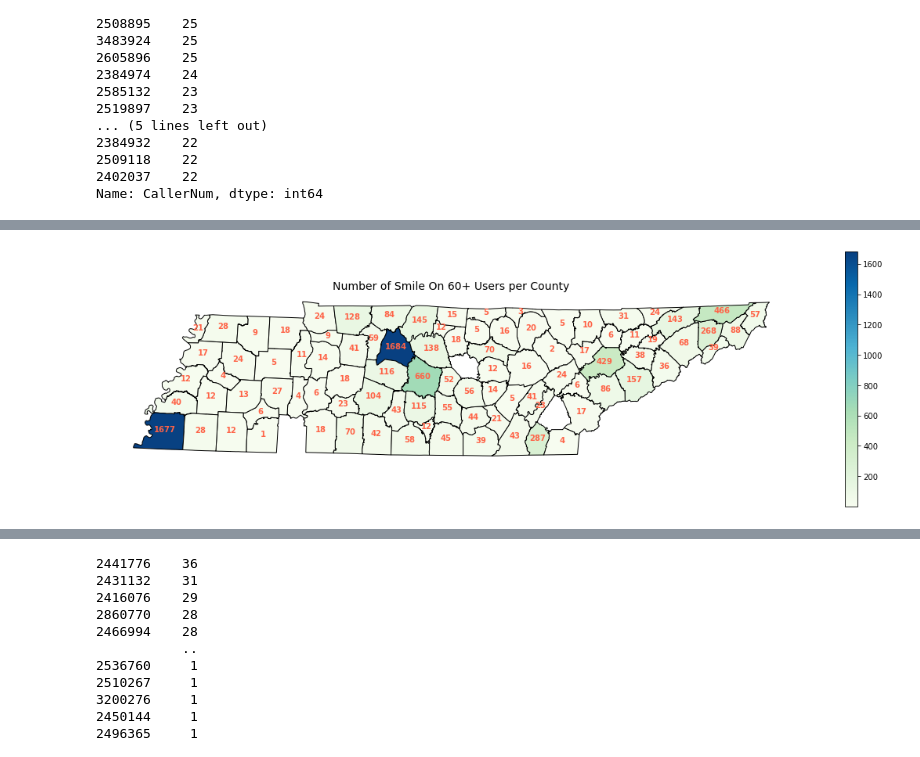
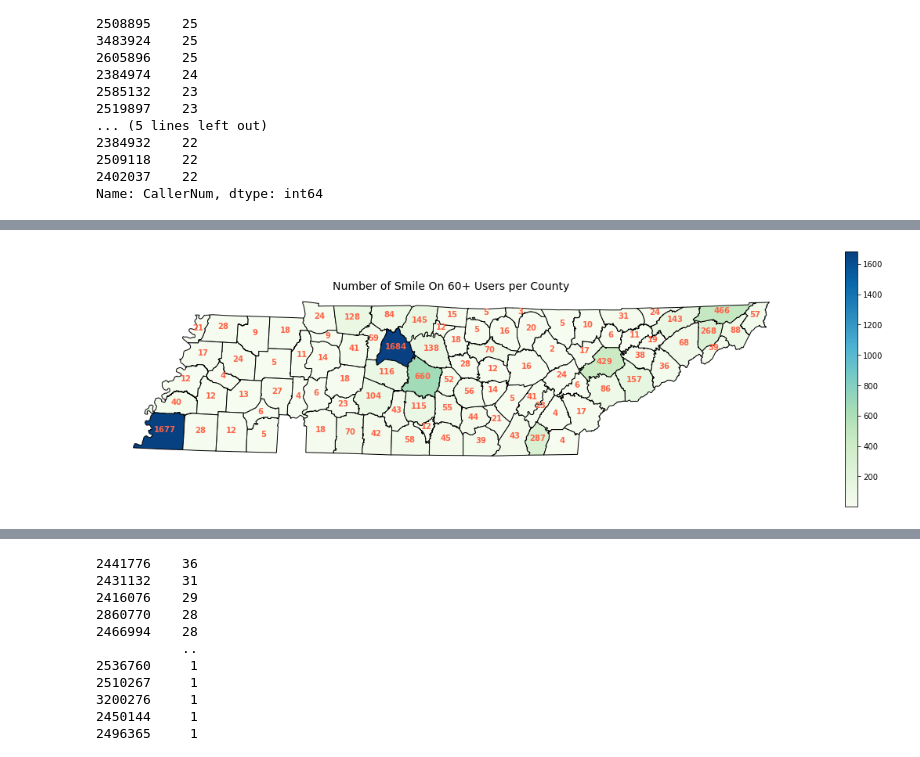
Before and after one commit to bsfcs/smile-on-spiderman, a Jupyter notebook: notebooks/smile_on.ipynb, the cells around one changed output, grey strips where cells are left out. Drawn from its saved outputs; the diff is of its cells as text; code cells hidden in the pictures.

```diff
--- a/notebooks/smile_on.ipynb
+++ b/notebooks/smile_on.ipynb
@@ -132,7 +108,7 @@ Name: SMILE ON 60+ Case Management Information - Dental Clinic, dtype: int64
 # create a new dataframe with fewer columns:
 
 smileon = smileon_full[['CallReportNum', 'ReportVersion', 'CallDateAndTimeStart', 'CallDateAndTimeEnd', 'CallerNum',
-                        'CityName', 'CountyName', 'PostalCode', 'EnteredOn',
+                        'CountyName', 'PostalCode',
                         'SMILE ON 60+ Screening - Last Screening Date',
                         'SMILE ON 60+ Case Management Information - Dental Clinic',
                         'SMILE ON 60+ Clinic Information - Is patient of record date if yes last seen?',
@@ -477,0 +457,12 @@ county_counts.head()
+# %%
+# Create a dataset with just county name and total number of users. Also had to make lowercase to merge with other data later:
+
+no_dups['CountyName_lower'] = no_dups['CountyName'].str.lower()
+county_counts = no_dups.CountyName_lower.value_counts()
+
+county_counts = county_counts.to_frame().reset_index()
+
+county_counts = county_counts.rename(columns = {'index': 'CountyName', 'CountyName_lower': 'total'})
+county_counts.sort_values(by='CountyName',inplace=True)
+print(county_counts.shape)
+county_counts.head()
@@ -487,12 +493,20 @@ pov_map.head(3)
 | 1 | 77 | Wayne | 47181 | 2.050741e+10 | 666520.678598 | POLYGON ((1365052.057 391716.806,... | 47181 | TN | Wayne County | 3066 | ... |
 | 2 | 78 | Tipton | 47167 | 1.319125e+10 | 865093.887634 | MULTIPOLYGON (((886814.330 400456... | 47167 | TN | Tipton County | 7240 | ... |
 # %%
-fig, ax = plt.subplots(figsize=(16,4))
+#Create map of poverty percent by county:
+
+fig, ax = plt.subplots(figsize=(20,6))
 pov_map.plot(column = 'PCTPOVALL_2018',
               cmap = 'GnBu',
               edgecolor = 'black',
               legend = True,
               ax = ax)
+
+for index, row in pov_map.iterrows():
+    plt.annotate(text=row['PCTPOVALL_2018'],
+                 xy=(row['geometry'].centroid.x, row['geometry'].centroid.y),
+                 horizontalalignment='center', fontweight = 'bold', color = 'tomato')
+
 plt.title('Percent of Poverty by County, 2018', fontsize = 14)
 ax.axis('off');
 # %% [output]
@@ -500,6 +514,10 @@ ax.axis('off');
 # %%
+#Merge smile on county totals with county geo data to create users by county:
+
+counties['NAME_lower'] = counties['NAME'].str.lower()
+
 smileon_map = pd.merge(left = counties, right = county_counts,
-                    left_on = 'NAME', right_on = 'CountyName')
+                    left_on = 'NAME_lower', right_on = 'CountyName')
 print(smileon_map.shape)
 smileon_map.head(3)
 # %% [output]
@@ -511,17 +529,21 @@ smileon_map.head(3)
 # %%
+#Create map of smile on users by county:
+
 fig, ax = plt.subplots(figsize=(20,6))
 smileon_map.plot(column = 'total',
               cmap = 'GnBu',
               edgecolor = 'black',
               legend = True,
               ax = ax)
 
 for index, row in smileon_map.iterrows():
-    plt.annotate(s=row['total'],
+    plt.annotate(text=row['total'],
                  xy=(row['geometry'].centroid.x, row['geometry'].centroid.y),
                  horizontalalignment='center', fontweight = 'bold', color = 'tomato')
 
 plt.title('Number of Smile On 60+ Users per County', fontsize = 14)
 ax.axis('off');
+
+# NOTE: no users from Hardin county
 # %% [output]
-[figure, old version]
+[figure, new version]
```
Also changed, not shown: parts of 31 cells of this notebook, 10 other files.
